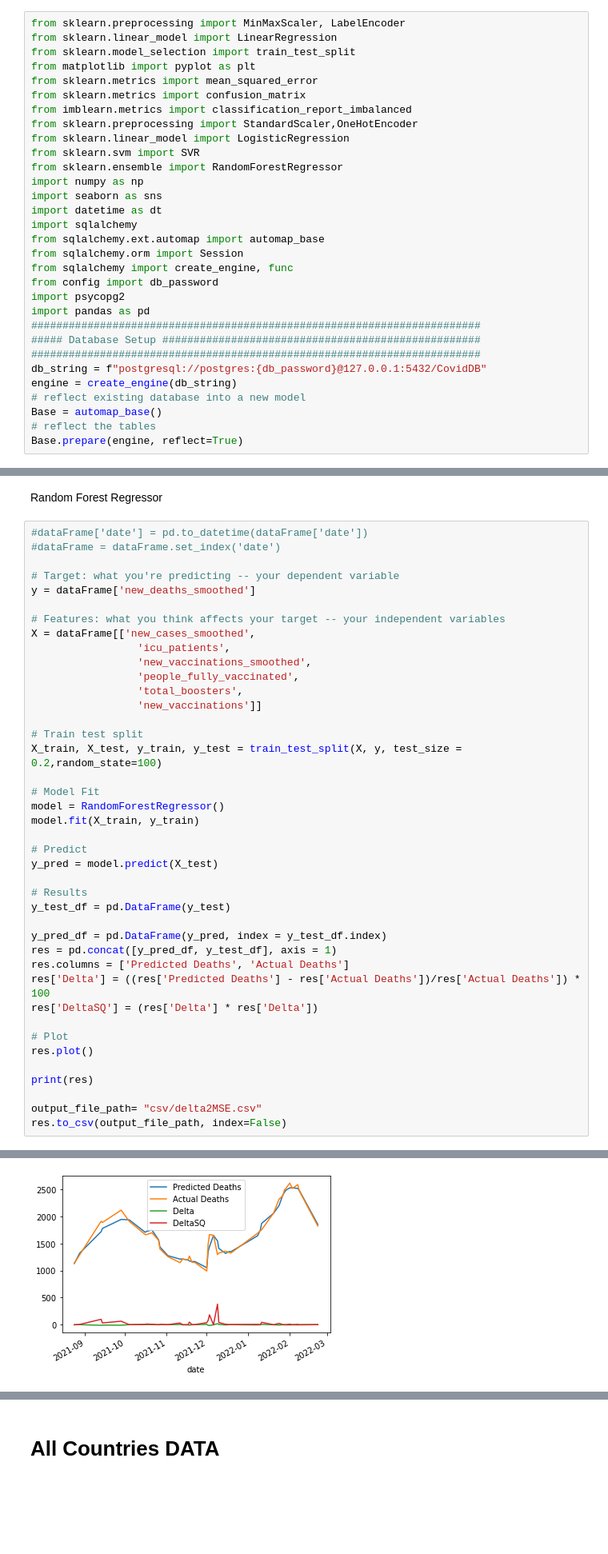
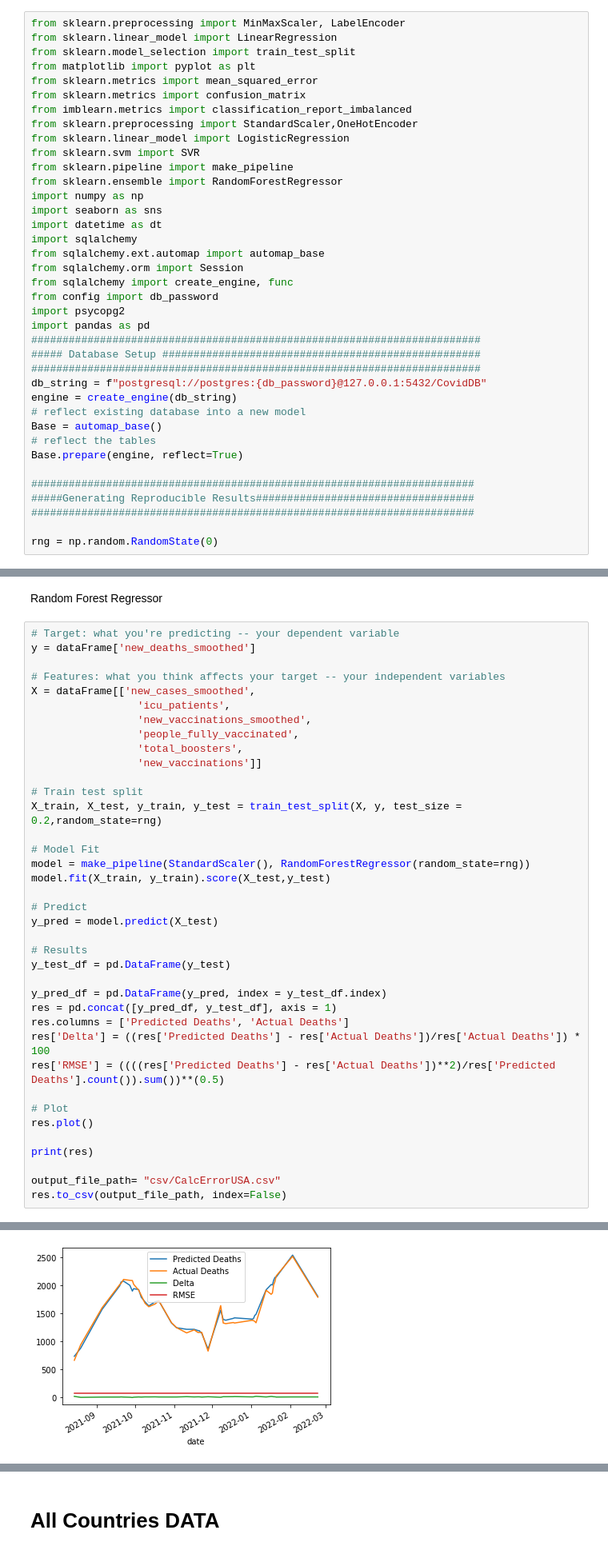
Before and after one commit to byoung6/COVID, a Jupyter notebook: covid_data_fromSQL_MachineLearningModel.ipynb, the cells around one changed output, grey strips where cells are left out. Shown at 80% size. Saved outputs shown, nothing was run; the diff lists cells and outputs as text; blank space fills up the shorter version.

Commit message:
updated machinelearning model

```diff
--- a/covid_data_fromSQL_MachineLearningModel.ipynb
+++ b/covid_data_fromSQL_MachineLearningModel.ipynb
@@ -9,6 +9,7 @@ from imblearn.metrics import classification_report_imbalanced
 from sklearn.preprocessing import StandardScaler,OneHotEncoder
 from sklearn.linear_model import LogisticRegression
 from sklearn.svm import SVR
+from sklearn.pipeline import make_pipeline
 from sklearn.ensemble import RandomForestRegressor
 import numpy as np
 import seaborn as sns
@@ -29,6 +30,12 @@ engine = create_engine(db_string)
 Base = automap_base()
 # reflect the tables
 Base.prepare(engine, reflect=True)
+
+#######################################################################
+#####Generating Reproducible Results###################################
+#######################################################################
+
+rng = np.random.RandomState(0)
 # %%
 # Connect to PostgreSQL server
 dbConnection    = engine.connect();
@@ -248,9 +221,6 @@ res.plot()
 # %% [markdown]
 Random Forest Regressor
 # %%
-#dataFrame['date'] = pd.to_datetime(dataFrame['date'])
-#dataFrame = dataFrame.set_index('date')
-
 # Target: what you're predicting -- your dependent variable
 y = dataFrame['new_deaths_smoothed']
 
@@ -263,11 +233,11 @@ X = dataFrame[['new_cases_smoothed',
                  'new_vaccinations']]
 
 # Train test split
-X_train, X_test, y_train, y_test = train_test_split(X, y, test_size = 0.2,random_state=100)
+X_train, X_test, y_train, y_test = train_test_split(X, y, test_size = 0.2,random_state=rng)
 
 # Model Fit
-model = RandomForestRegressor()
-model.fit(X_train, y_train)
+model = make_pipeline(StandardScaler(), RandomForestRegressor(random_state=rng))
+model.fit(X_train, y_train).score(X_test,y_test)
 
 # Predict
 y_pred = model.predict(X_test)
@@ -279,13 +249,13 @@ y_pred_df = pd.DataFrame(y_pred, index = y_test_df.index)
 res = pd.concat([y_pred_df, y_test_df], axis = 1)
 res.columns = ['Predicted Deaths', 'Actual Deaths']
 res['Delta'] = ((res['Predicted Deaths'] - res['Actual Deaths'])/res['Actual Deaths']) * 100
-res['DeltaSQ'] = (res['Delta'] * res['Delta'])
+res['RMSE'] = ((((res['Predicted Deaths'] - res['Actual Deaths'])**2)/res['Predicted Deaths'].count()).sum())**(0.5)
 
 # Plot
 res.plot()
 
 print(res)
 
-output_file_path= "csv/delta2MSE.csv"
+output_file_path= "csv/CalcErrorUSA.csv"
 res.to_csv(output_file_path, index=False)
 # %% [output]
@@ -309,2 +279,2 @@ date
-[figure, old version]
+[figure, new version]
 # %%
```
Also changed, not shown: parts of 12 cells of this notebook.
